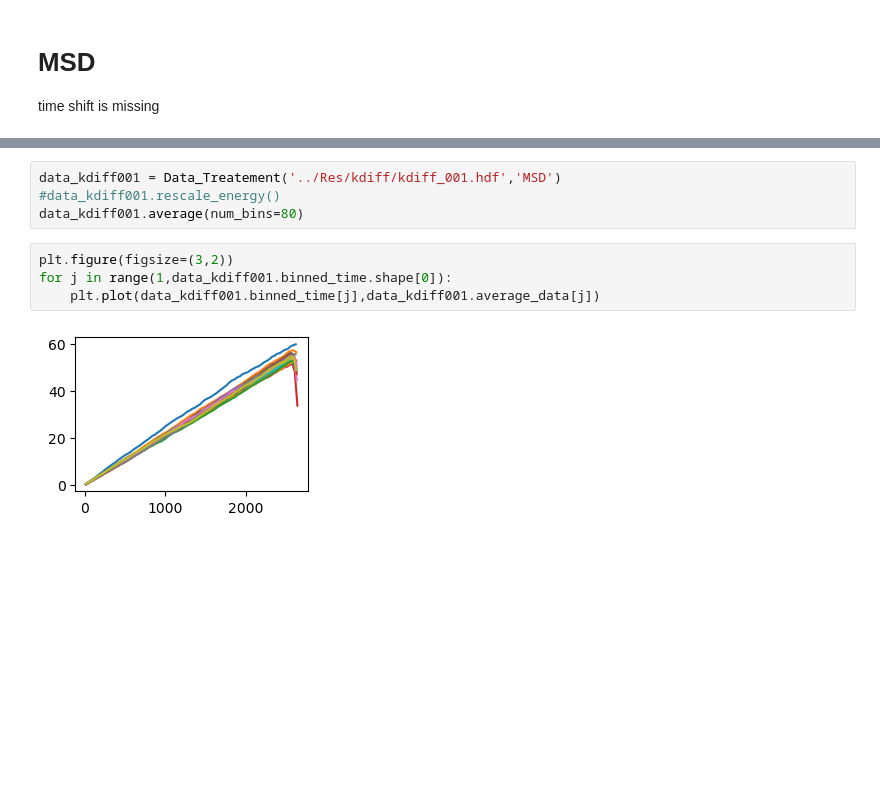
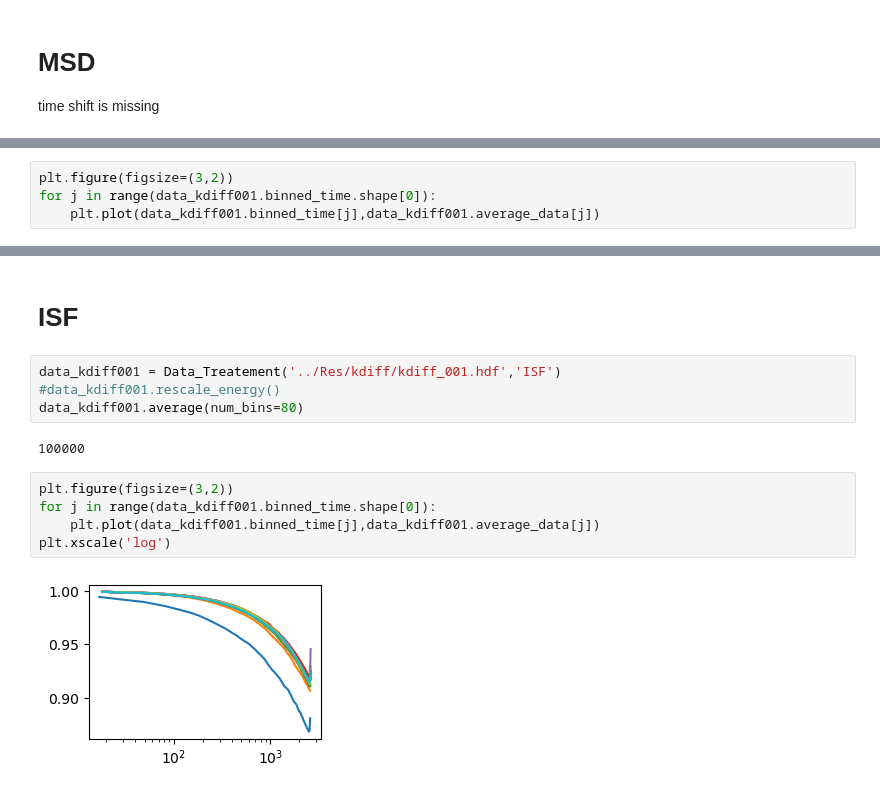
Before and after one commit to HugoLeRoy94/Parallel_gillespie, a Jupyter notebook: Analyze/Analyze_kdiff.ipynb, the cells around one changed output, grey strips where cells are left out. Cells and saved outputs as stored; diff of their text form; blank space fills up the shorter version.

Commit message:
adapt data_treatement to match the logscale of measurement.

```diff
--- a/Analyze/Analyze_kdiff.ipynb
+++ b/Analyze/Analyze_kdiff.ipynb
@@ -103,0 +127,4 @@ time shift is missing
+# %%
+plt.figure(figsize=(3,2))
+for j in range(data_kdiff001.binned_time.shape[0]):
+    plt.plot(data_kdiff001.binned_time[j],data_kdiff001.average_data[j])
@@ -104,10 +133,15 @@ time shift is missing
+# %% [markdown]
+# ISF
 # %%
-data_kdiff001 = Data_Treatement('../Res/kdiff/kdiff_001.hdf','MSD')
+data_kdiff001 = Data_Treatement('../Res/kdiff/kdiff_001.hdf','ISF')
 #data_kdiff001.rescale_energy()
 data_kdiff001.average(num_bins=80)
+# %% [output]
+100000
 # %%
 plt.figure(figsize=(3,2))
-for j in range(1,data_kdiff001.binned_time.shape[0]):
+for j in range(data_kdiff001.binned_time.shape[0]):
     plt.plot(data_kdiff001.binned_time[j],data_kdiff001.average_data[j])
+plt.xscale('log')
 # %% [output]
-[figure, old version]
+[figure, new version]
```
Also changed, not shown: parts of 5 cells of this notebook, 6 other files.
